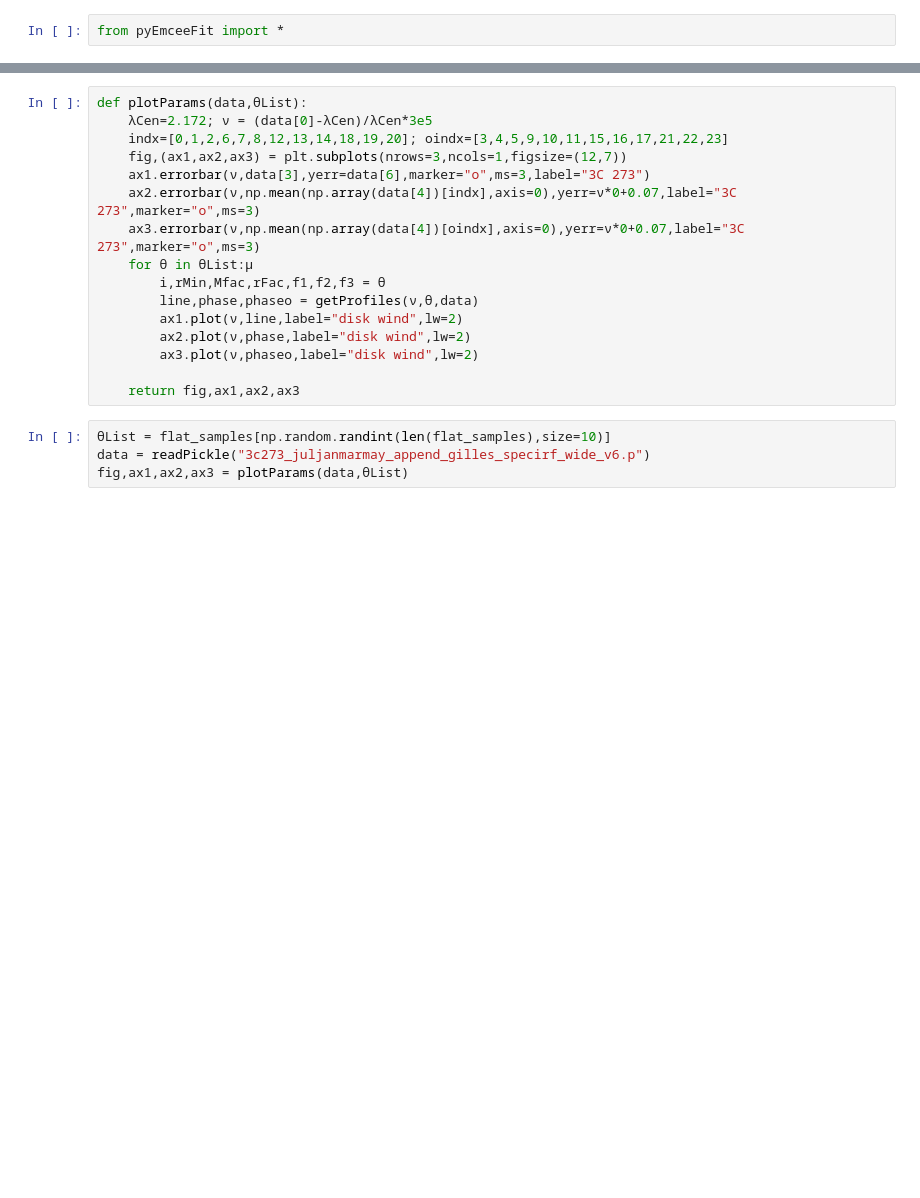
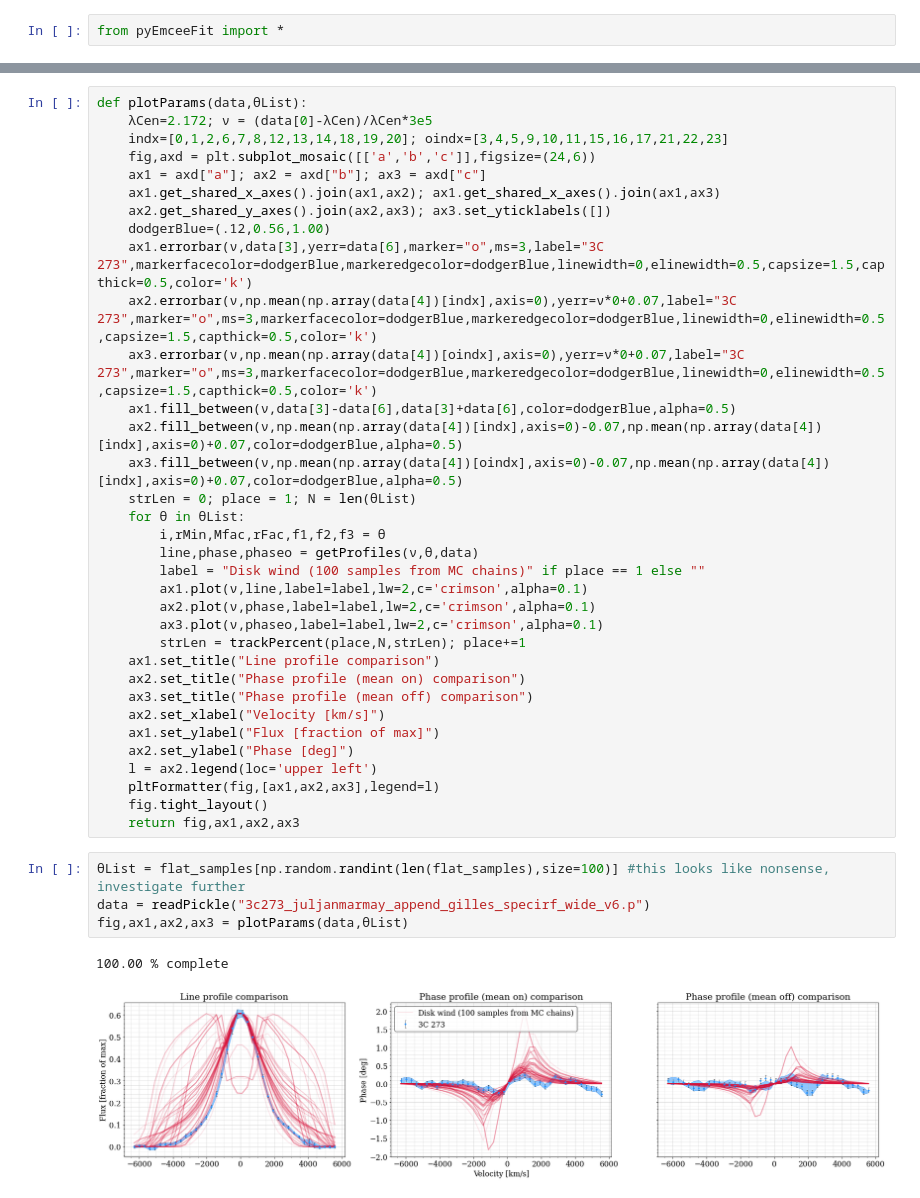
Before and after one commit to kirklong/DexterResearch, a Jupyter notebook: Summer21/PyMCViz.ipynb, the cells around one changed output, grey strips where cells are left out. Drawn from its saved outputs; the diff is of its cells as text; blank space fills up the shorter version.

Commit message:
updates to Python fitting + plotting

```diff
--- a/Summer21/PyMCViz.ipynb
+++ b/Summer21/PyMCViz.ipynb
@@ -27,19 +56,40 @@ i = -10.45, rMin = 1189.27, MFac = 1.47, rFac = 0.31, f1 (sin^2) = 0.73, f2 (cos
 def plotParams(data,θList):
     λCen=2.172; ν = (data[0]-λCen)/λCen*3e5
     indx=[0,1,2,6,7,8,12,13,14,18,19,20]; oindx=[3,4,5,9,10,11,15,16,17,21,22,23]
-    fig,(ax1,ax2,ax3) = plt.subplots(nrows=3,ncols=1,figsize=(12,7))
-    ax1.errorbar(ν,data[3],yerr=data[6],marker="o",ms=3,label="3C 273")
-    ax2.errorbar(ν,np.mean(np.array(data[4])[indx],axis=0),yerr=ν*0+0.07,label="3C 273",marker="o",ms=3)
-    ax3.errorbar(ν,np.mean(np.array(data[4])[oindx],axis=0),yerr=ν*0+0.07,label="3C 273",marker="o",ms=3)
-    for θ in θList:µ
+    fig,axd = plt.subplot_mosaic([['a','b','c']],figsize=(24,6))
+    ax1 = axd["a"]; ax2 = axd["b"]; ax3 = axd["c"]
+    ax1.get_shared_x_axes().join(ax1,ax2); ax1.get_shared_x_axes().join(ax1,ax3)
+    ax2.get_shared_y_axes().join(ax2,ax3); ax3.set_yticklabels([])
+    dodgerBlue=(.12,0.56,1.00)
+    ax1.errorbar(ν,data[3],yerr=data[6],marker="o",ms=3,label="3C 273",markerfacecolor=dodgerBlue,markeredgecolor=dodgerBlue,linewidth=0,elinewidth=0.5,capsize=1.5,capthick=0.5,color='k')
+    ax2.errorbar(ν,np.mean(np.array(data[4])[indx],axis=0),yerr=ν*0+0.07,label="3C 273",marker="o",ms=3,markerfacecolor=dodgerBlue,markeredgecolor=dodgerBlue,linewidth=0,elinewidth=0.5,capsize=1.5,capthick=0.5,color='k')
+    ax3.errorbar(ν,np.mean(np.array(data[4])[oindx],axis=0),yerr=ν*0+0.07,label="3C 273",marker="o",ms=3,markerfacecolor=dodgerBlue,markeredgecolor=dodgerBlue,linewidth=0,elinewidth=0.5,capsize=1.5,capthick=0.5,color='k')
+    ax1.fill_between(ν,data[3]-data[6],data[3]+data[6],color=dodgerBlue,alpha=0.5)
+    ax2.fill_between(ν,np.mean(np.array(data[4])[indx],axis=0)-0.07,np.mean(np.array(data[4])[indx],axis=0)+0.07,color=dodgerBlue,alpha=0.5)
+    ax3.fill_between(ν,np.mean(np.array(data[4])[oindx],axis=0)-0.07,np.mean(np.array(data[4])[indx],axis=0)+0.07,color=dodgerBlue,alpha=0.5)
+    strLen = 0; place = 1; N = len(θList)
+    for θ in θList:
         i,rMin,Mfac,rFac,f1,f2,f3 = θ
         line,phase,phaseo = getProfiles(ν,θ,data)
-        ax1.plot(ν,line,label="disk wind",lw=2)
-        ax2.plot(ν,phase,label="disk wind",lw=2)
-        ax3.plot(ν,phaseo,label="disk wind",lw=2)
-
+        label = "Disk wind (100 samples from MC chains)" if place == 1 else ""
+        ax1.plot(ν,line,label=label,lw=2,c='crimson',alpha=0.1)
+        ax2.plot(ν,phase,label=label,lw=2,c='crimson',alpha=0.1)
+        ax3.plot(ν,phaseo,label=label,lw=2,c='crimson',alpha=0.1)
+        strLen = trackPercent(place,N,strLen); place+=1
+    ax1.set_title("Line profile comparison")
+    ax2.set_title("Phase profile (mean on) comparison")
+    ax3.set_title("Phase profile (mean off) comparison")
+    ax2.set_xlabel("Velocity [km/s]")
+    ax1.set_ylabel("Flux [fraction of max]")
+    ax2.set_ylabel("Phase [deg]")
+    l = ax2.legend(loc='upper left')
+    pltFormatter(fig,[ax1,ax2,ax3],legend=l)
+    fig.tight_layout()
     return fig,ax1,ax2,ax3
 # %%
-θList = flat_samples[np.random.randint(len(flat_samples),size=10)]
+θList = flat_samples[np.random.randint(len(flat_samples),size=100)] #this looks like nonsense, investigate further
 data = readPickle("3c273_juljanmarmay_append_gilles_specirf_wide_v6.p")
 fig,ax1,ax2,ax3 = plotParams(data,θList)
+# %% [output]
+100.00 % complete
+[figure, added]
```
Also changed, not shown: parts of 5 cells of this notebook, 1 other file.
